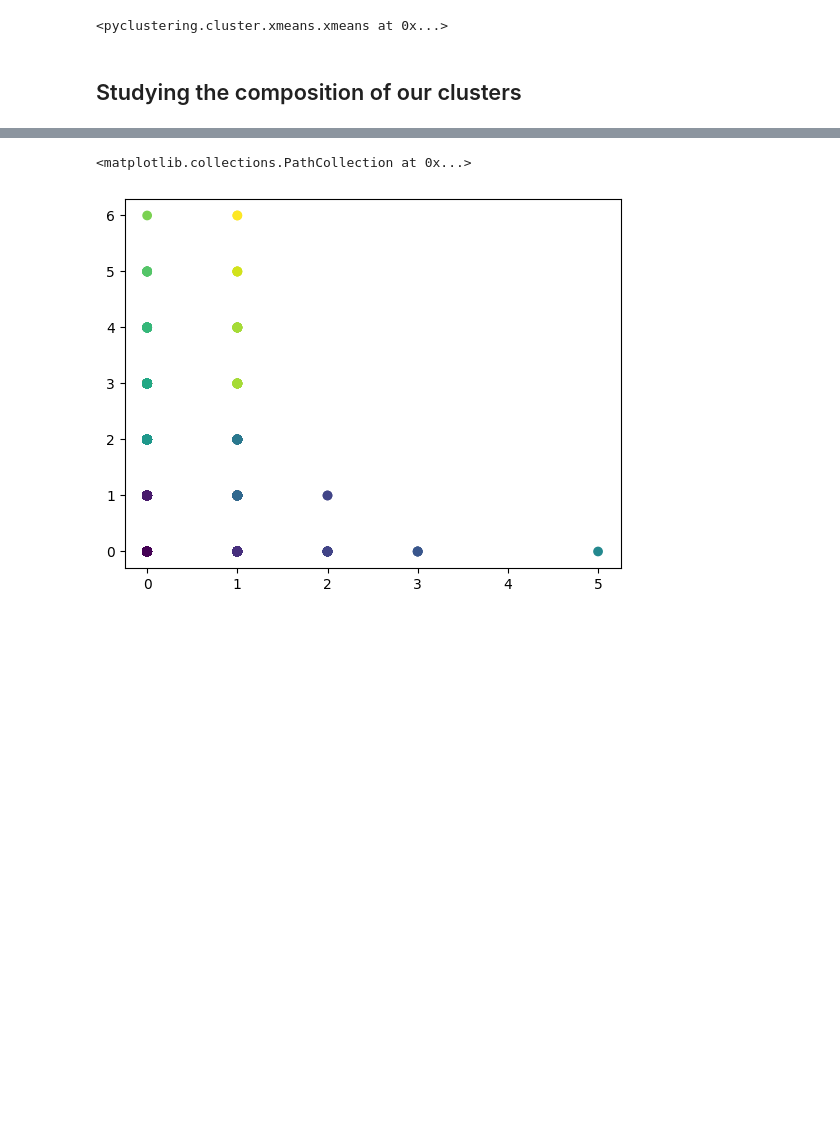
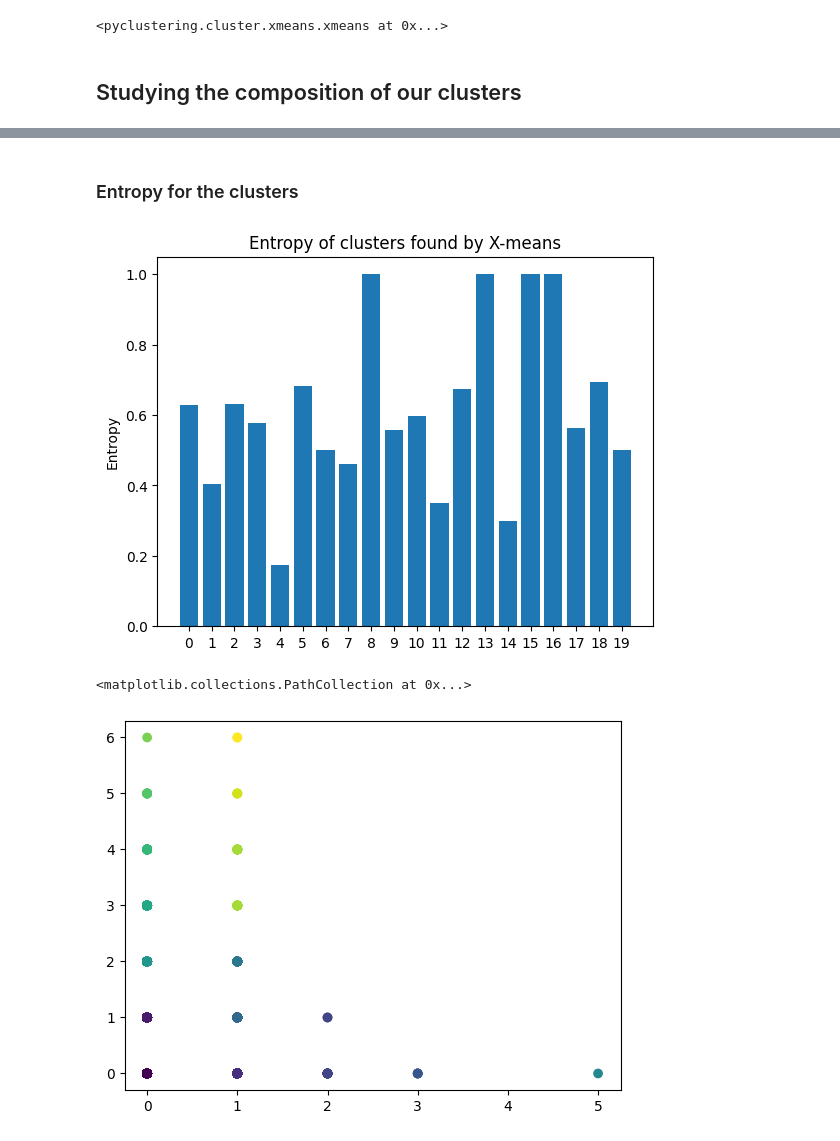
Before and after one commit to The-seven-dwarfs/DataMining-Group7, a Jupyter notebook: 2.4-Distance_based_clustering.ipynb, the cells around one changed output, grey strips where cells are left out. Saved outputs shown, nothing was run; the diff lists cells and outputs as text; code cells hidden in the pictures; blank space fills up the shorter version.

```diff
--- a/2.4-Distance_based_clustering.ipynb
+++ b/2.4-Distance_based_clustering.ipynb
@@ -119,3 +122,34 @@ plot_clusters_compositions(clusters_ids,number_users_per_cluster, number_bots_pe
+# %% [markdown]
+### Entropy for the clusters
+# %%
+def visualize_clusters_entropy(clusters_ids: list, clusters_entropy: list):
+    x = np.arange(len(clusters_ids))
+
+    fig, ax = plt.subplots()
+    plt.bar(x=x, height=clusters_entropy)
+
+    # Add some text for labels, title and custom x-axis tick labels, etc.
+    ax.set_ylabel('Entropy')
+    ax.set_title('Entropy of clusters found by X-means')
+    ax.set_xticks(x, clusters_ids)
+
+    plt.show()
+
+
+compute_entropy = lambda p: -(p*math.log(p) + (1-p)*math.log(1-p)) if p != 1 and p != 0 else 1
+
+clusters_entropy = []
+for cluster_id in clusters_ids:
+    number_users_in_cluster = number_users_per_cluster[cluster_id]
+    number_bots_in_cluster = number_bots_per_cluster[cluster_id]
+    total_number_of_elements = number_users_in_cluster + number_bots_in_cluster
+    frequency_users = number_users_in_cluster / total_number_of_elements
+    entropy = compute_entropy(frequency_users)
+    clusters_entropy.append(entropy)
+
+visualize_clusters_entropy(clusters_ids, clusters_entropy)
+# %% [output]
+[figure, added]
 # %%
 def get_element_cluster(element, clusters):
     for (index, list_of_elements) in enumerate(clusters):
```
Also changed, not shown: parts of 4 cells of this notebook.
